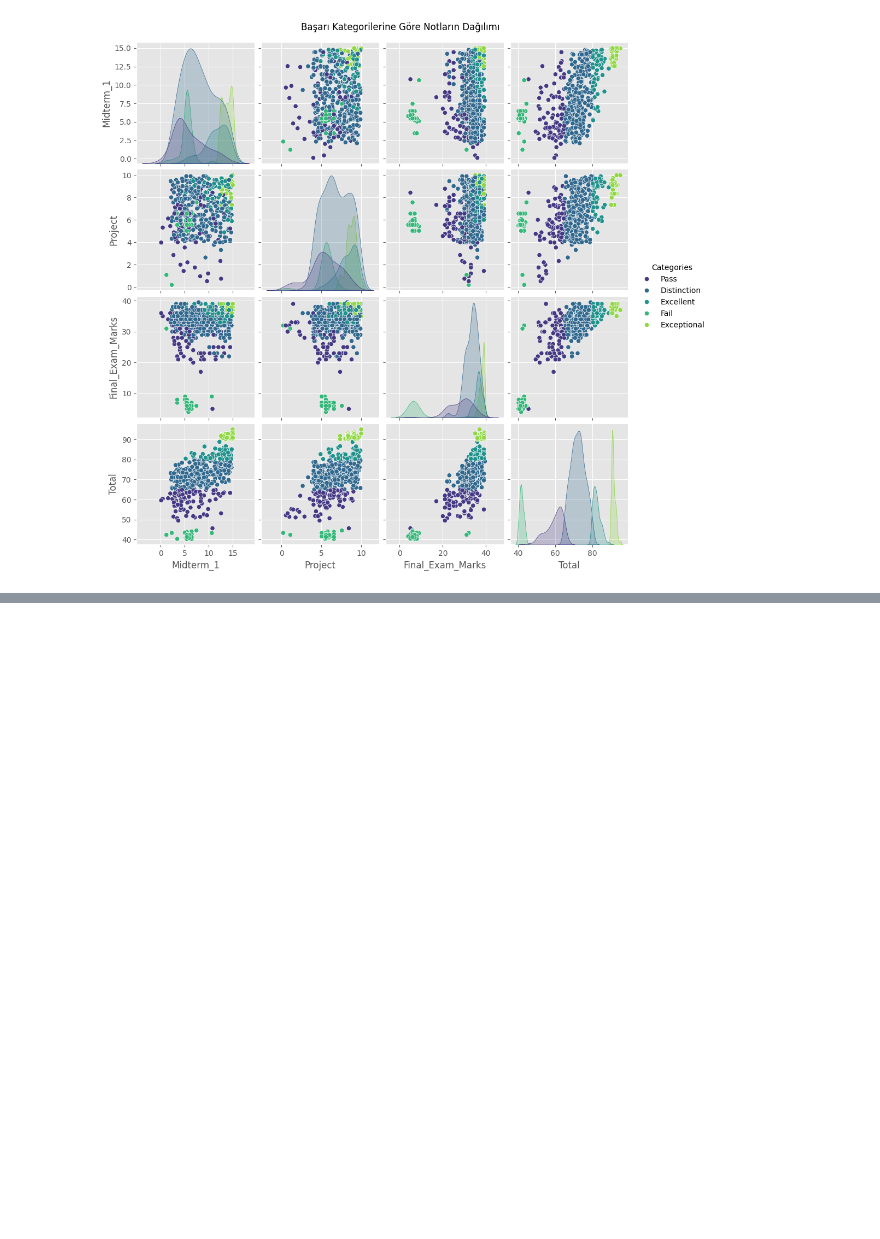
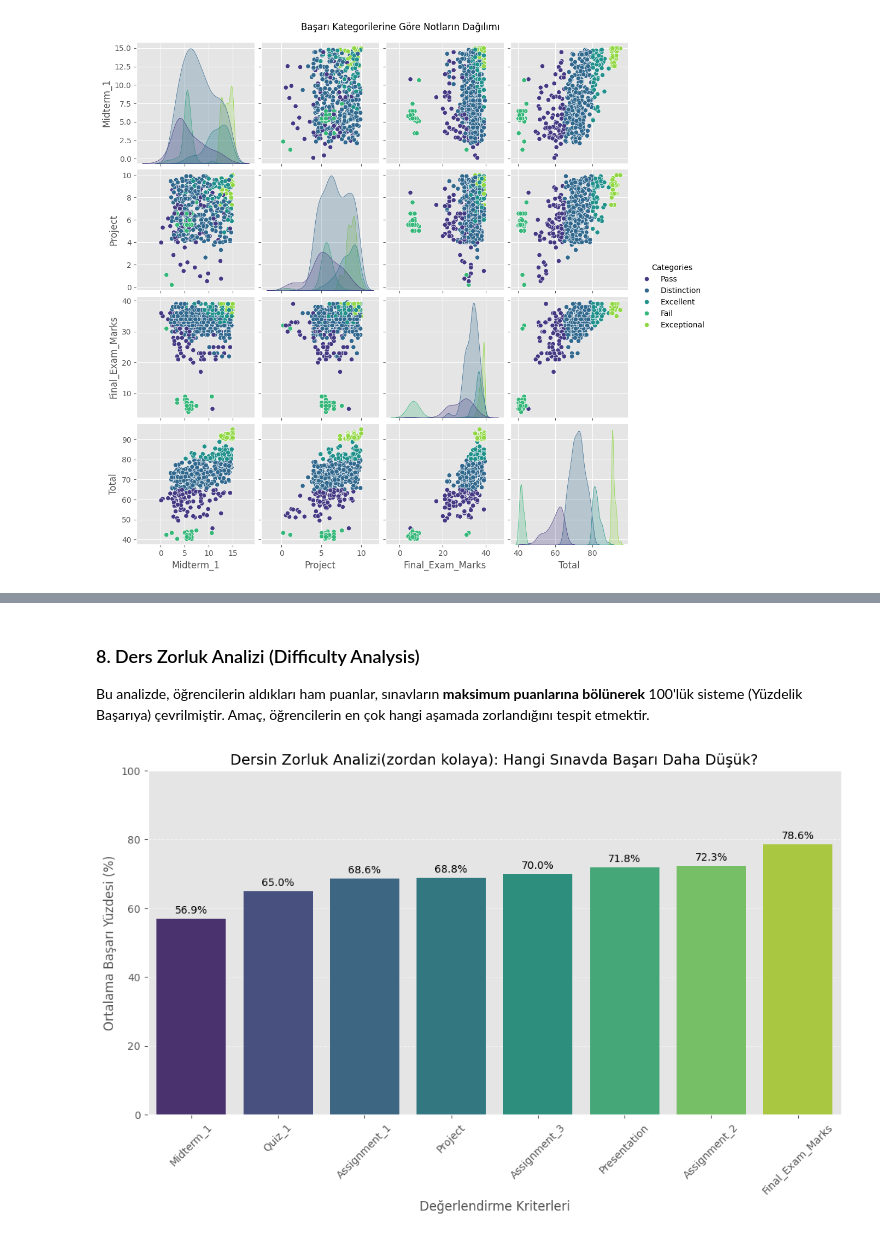
Before and after one commit to Zahra6334/Veri-Analizi, a Jupyter notebook: veri yönetim analizi.ipynb, the cells around one changed output, grey strips where cells are left out. Drawn from its saved outputs; the diff is of its cells as text; code cells hidden in the pictures; blank space fills up the shorter version.

```diff
--- a/veri yönetim analizi.ipynb
+++ b/veri yönetim analizi.ipynb
@@ -236,0 +164,38 @@ plt.show()
+# %% [markdown]
+### 8. Ders Zorluk Analizi (Difficulty Analysis)
+
+Bu analizde, öğrencilerin aldıkları ham puanlar, sınavların **maksimum puanlarına bölünerek** 100'lük sisteme (Yüzdelik Başarıya) çevrilmiştir. Amaç, öğrencilerin en çok hangi aşamada zorlandığını tespit etmektir.
+# %%
+max_scores = {
+    'Quiz_1': 10,
+    'Midterm_1': 15,
+    'Assignment_1': 5,
+    'Assignment_2': 5,
+    'Assignment_3': 5,
+    'Project': 10,
+    'Presentation': 10,
+    'Final_Exam_Marks': 40
+}
+df_percent = pd.DataFrame()
+
+for col, max_val in max_scores.items():
+    df_percent[col] = (df[col] / max_val) * 100
+
+basari_siralamasi = df_percent.mean().sort_values()
+
+plt.figure(figsize=(12, 6))
+ax = sns.barplot(x=basari_siralamasi.index, y=basari_siralamasi.values, palette='viridis')
+
+plt.title('Dersin Zorluk Analizi(zordan kolaya): Hangi Sınavda Başarı Daha Düşük?', fontsize=14)
+plt.ylabel('Ortalama Başarı Yüzdesi (%)', fontsize=12)
+plt.xlabel('Değerlendirme Kriterleri', fontsize=12)
+plt.xticks(rotation=45)
+plt.ylim(0, 100)
+
+for i in ax.containers:
+    ax.bar_label(i, fmt='%.1f%%', padding=3)
+
+plt.grid(axis='y', linestyle='--', alpha=0.5)
+plt.show()
+# %% [output]
+[figure, added]
```
Also changed, not shown: parts of 21 cells of this notebook.
